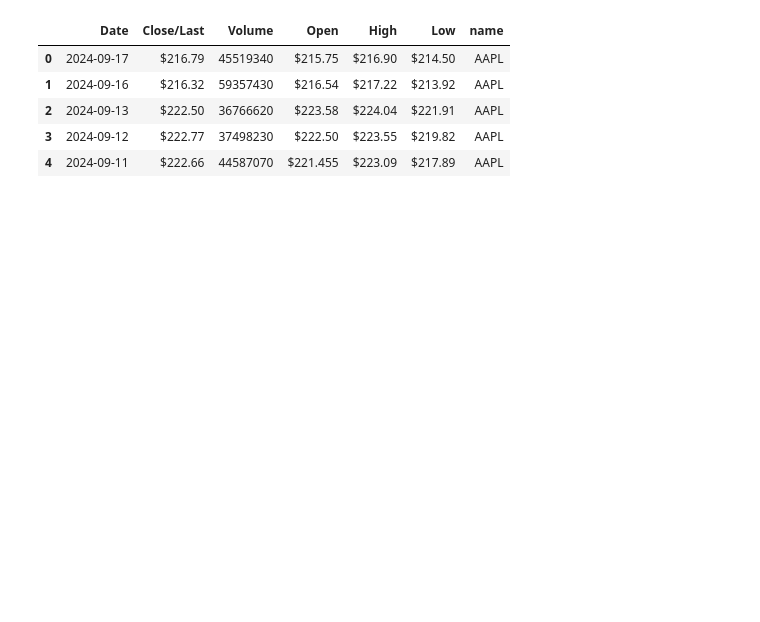
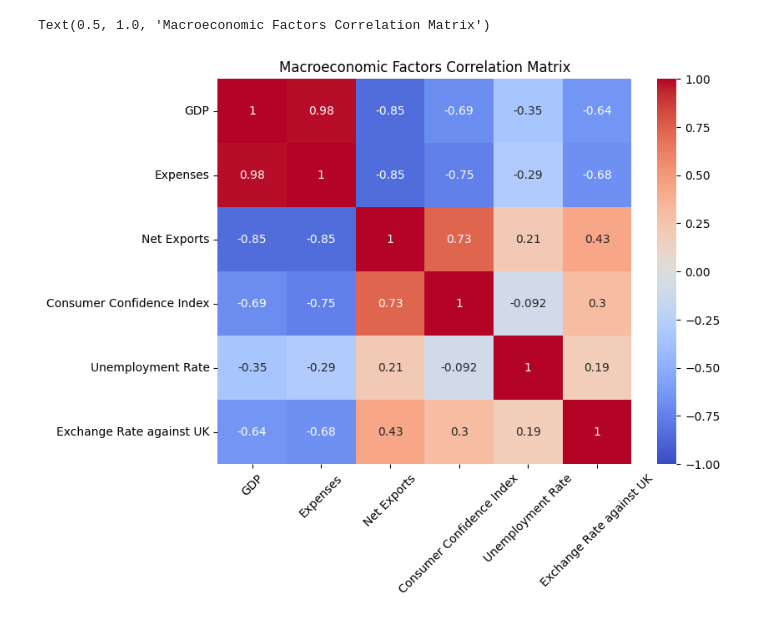
Before and after one commit to haonanah/DSE4212, a Jupyter notebook: EDA/plotting.ipynb, the cells around one changed output. Saved outputs shown, nothing was run; the diff lists cells and outputs as text; code cells hidden in the pictures; blank space fills up the shorter version.

```diff
--- a/EDA/plotting.ipynb
+++ b/EDA/plotting.ipynb
@@ -80,35 +108,24 @@ plt.show()
-# %%
-# Loading Stock Prices Datasets
-aapl = pd.read_csv(os.path.join(os.path.dirname(current_loc), 'Data Extraction', 'daily data', 'AAPL_daily.csv'))
-cvx = pd.read_csv(os.path.join(os.path.dirname(current_loc), 'Data Extraction', 'daily data', 'CVX_daily.csv'))
-gs = pd.read_csv(os.path.join(os.path.dirname(current_loc), 'Data Extraction', 'daily data', 'GS_daily.csv'))
-jnj = pd.read_csv(os.path.join(os.path.dirname(current_loc), 'Data Extraction', 'daily data', 'JNJ_daily.csv'))
-jpm = pd.read_csv(os.path.join(os.path.dirname(current_loc), 'Data Extraction', 'daily data', 'JPM_daily.csv'))
-msft = pd.read_csv(os.path.join(os.path.dirname(current_loc), 'Data Extraction', 'daily data', 'MSFT_daily.csv'))
-pfe = pd.read_csv(os.path.join(os.path.dirname(current_loc), 'Data Extraction', 'daily data', 'PFE_daily.csv'))
-pg = pd.read_csv(os.path.join(os.path.dirname(current_loc), 'Data Extraction', 'daily data', 'PG_daily.csv'))
-ul = pd.read_csv(os.path.join(os.path.dirname(current_loc), 'Data Extraction', 'daily data', 'UL_daily.csv'))
-xom = pd.read_csv(os.path.join(os.path.dirname(current_loc), 'Data Extraction', 'daily data', 'XOM_daily.csv'))
-
-aapl['name'] = "AAPL"
-cvx['name'] = "CVX"
-gs['name'] = "GS"
-jnj['name'] = "JNJ"
-jpm['name'] = "JPM"
-msft['name'] = "MSFT"
-pfe['name'] = "PFE"
-pg['name'] = "PG"
-ul['name'] = "UL"
-xom['name'] = "XOM"
-
-combined = pd.concat([aapl,cvx,gs,jnj,jpm,msft,pfe,pg,ul,xom], axis=0).reset_index().iloc[:,1:]
-combined['Date'] = pd.to_datetime(combined['Date'])
-combined.head()
-# combined.to_csv("combined.csv")
-# %% [output]
-|  | Date | Close/Last | Volume | Open | High | Low | name |
-| 0 | 2024-09-17 | $216.79 | 45519340 | $215.75 | $216.90 | $214.50 | AAPL |
-| 1 | 2024-09-16 | $216.32 | 59357430 | $216.54 | $217.22 | $213.92 | AAPL |
-| 2 | 2024-09-13 | $222.50 | 36766620 | $223.58 | $224.04 | $221.91 | AAPL |
-| 3 | 2024-09-12 | $222.77 | 37498230 | $222.50 | $223.55 | $219.82 | AAPL |
-| 4 | 2024-09-11 | $222.66 | 44587070 | $221.455 | $223.09 | $217.89 | AAPL |
+# %%
+combined_df = pd.merge_asof(standardized_df_quarterly.sort_values('date'),
+                             standardized_df_monthly.sort_values('date'),
+                             on='date',
+                             direction='nearest')
+combined_df = pd.merge_asof(combined_df.sort_values('date'),
+                             standardized_df_daily.sort_values('date'),
+                             on='date',
+                             direction='nearest')
+# combined_df
+col_excl_date = combined_df.drop('date',axis=1)
+corr_matrix = col_excl_date.corr()
+
+# Create a heatmap to visualize the correlation matrix
+plt.figure(figsize=(8, 6))
+heatmap = sns.heatmap(corr_matrix, annot=True, cmap='coolwarm', vmin=-1, vmax=1)
+heatmap.set_xticklabels(['GDP', 'Expenses', 'Net Exports', 'Consumer Confidence Index', 'Unemployment Rate', "Exchange Rate against UK"], rotation=45)  # x-axis labels
+heatmap.set_yticklabels(['GDP', 'Expenses', 'Net Exports', 'Consumer Confidence Index', 'Unemployment Rate', "Exchange Rate against UK"], rotation=0)   # y-axis labels
+
+# Add title
+plt.title('Macroeconomic Factors Correlation Matrix')
+# %% [output]
+Text(0.5, 1.0, 'Macroeconomic Factors Correlation Matrix')
+[figure, added]
```
Also changed, not shown: parts of 6 cells of this notebook, 10 other files.
